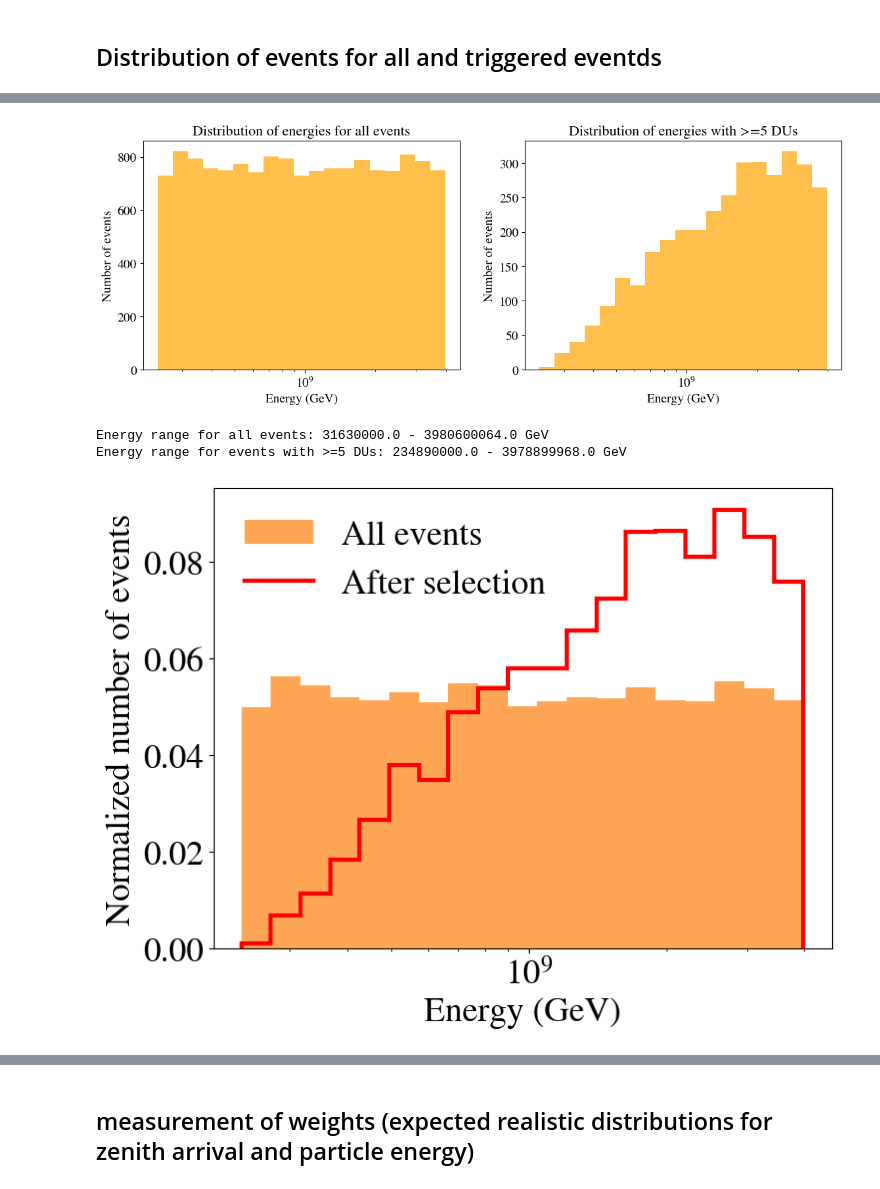
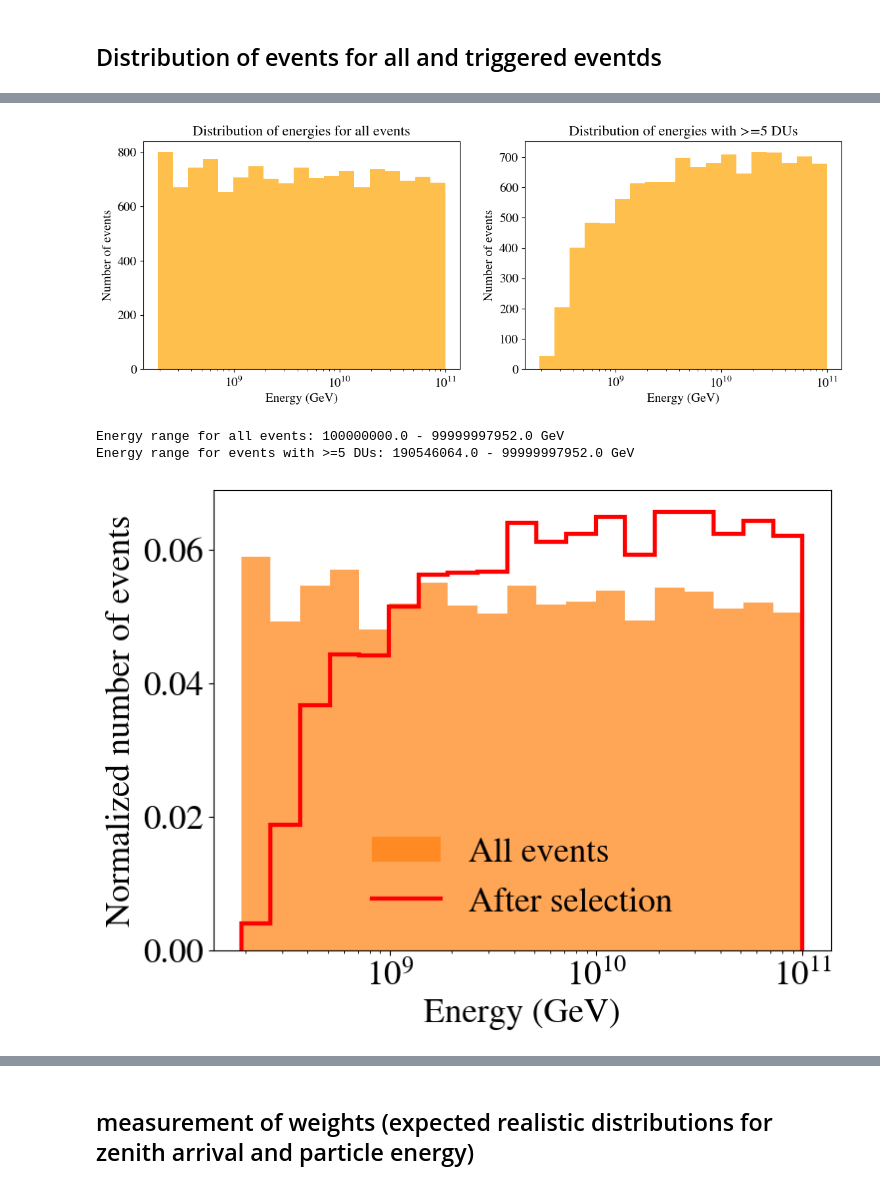
Before and after one commit to LavoisierJ/quantification, a Jupyter notebook: check_sims/1_GP65_plots.ipynb, the cells around one changed output, grey strips where cells are left out. Drawn from its saved outputs; the diff is of its cells as text; code cells hidden in the pictures.

```diff
--- a/check_sims/1_GP65_plots.ipynb
+++ b/check_sims/1_GP65_plots.ipynb
@@ -70,9 +70,12 @@ def calculate_PAO_spectrum(e_EeV):
 
     return j
 
-name_sims = "GP300NJ"
+# name_sims = "GP300NJ"
+# name_sims = "GP289AN"
+# name_sims = "GP289NJ_th48"
+name_sims = "COREASNJ"
 
-path = f"/sps/grand/jlavoisier/code/quantification/check_sims/out_files/simsGP300NJ_theta_n_ant_energy.npy"
+path = f"/sps/grand/jlavoisier/code/quantification/check_sims/out_files/sims{name_sims}_theta_phi_nant_energy_ntestedcore.npy"
 
 file_sims = np.load(path)
 
@@ -346,9 +360,9 @@ plt.show()
 print(f"Energy range for all events: {energy_tot.min()} - {energy_tot.max()} GeV")
 print(f"Energy range for events with >=5 DUs: {energy.min()} - {energy.max()} GeV")
 # %% [output]
-[figure, old version]
+[figure, new version]
-Energy range for all events: 31630000.0 - 3980600064.0 GeV
-Energy range for events with >=5 DUs: 234890000.0 - 3978899968.0 GeV
+Energy range for all events: 100000000.0 - 99999997952.0 GeV
+Energy range for events with >=5 DUs: 190546064.0 - 99999997952.0 GeV
 # %%
 plt.figure(figsize=(8,6))
 
@@ -360,37 +374,37 @@ plt.stairs(norm_hist_energy_all, log_bins_energy,
            label='All events',
            color='tab:orange',
            alpha=0.7,
            fill=True
            )
 
 hist_energy_5ant = np.histogram(energy, bins=log_bins_energy)[0]
 norm_hist_energy_5ant = hist_energy_5ant / np.sum(hist_energy_5ant)
 
 plt.stairs(norm_hist_energy_5ant, log_bins_energy,
            label=r'After selection',
            color='red',
            linewidth=3,
         #    alpha=0.7
            )
-plt.legend(loc='upper left',
+plt.legend(loc='lower center',
         #    fontsize=14
            frameon=False
            )
 plt.xlabel('Energy (GeV)',
         #    fontsize=14
            )
 plt.xscale('log')
 plt.ylabel('Normalized number of events',
         #    fontsize=14
            )
 # plt.title('Distribution of zenith angles for all events and with >=5 DUs', fontsize=16)
 # plt.tight_layout()
 # plt.savefig(f"/pbs/home/j/jlavoisier/pipeline_lab/zenith_quant/plots/sims{name_sims}_theta_distrib_norm.png")
-plt.savefig(f"/sps/grand/jlavoisier/code/quantification/0_plots_article/sims_energy_distrib.pdf",
-            format='pdf',
-            dpi=300,
-            bbox_inches = "tight"
-            )
+# plt.savefig(f"/sps/grand/jlavoisier/code/quantification/0_plots_article/sims_energy_distrib.pdf",
+#             format='pdf',
+#             dpi=300,
+#             bbox_inches = "tight"
+#             )
 plt.show()
 # %% [output]
-[figure, old version]
+[figure, new version]
```
Also changed, not shown: parts of 7 cells of this notebook, 9 other files.
